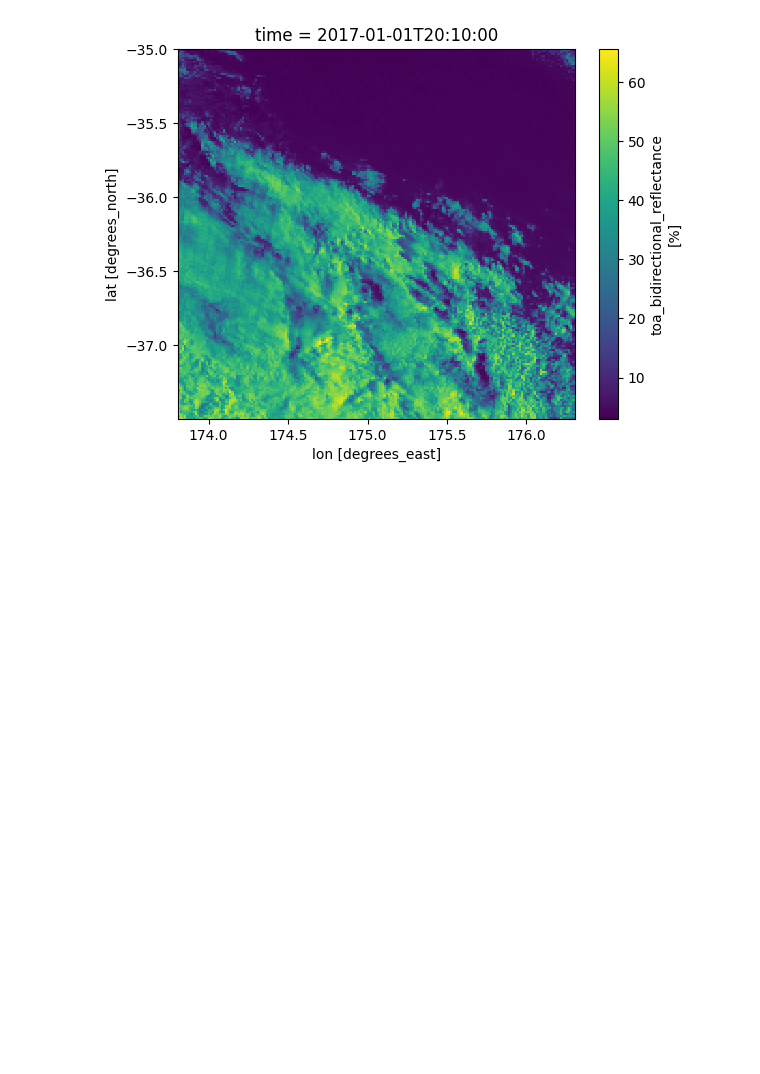
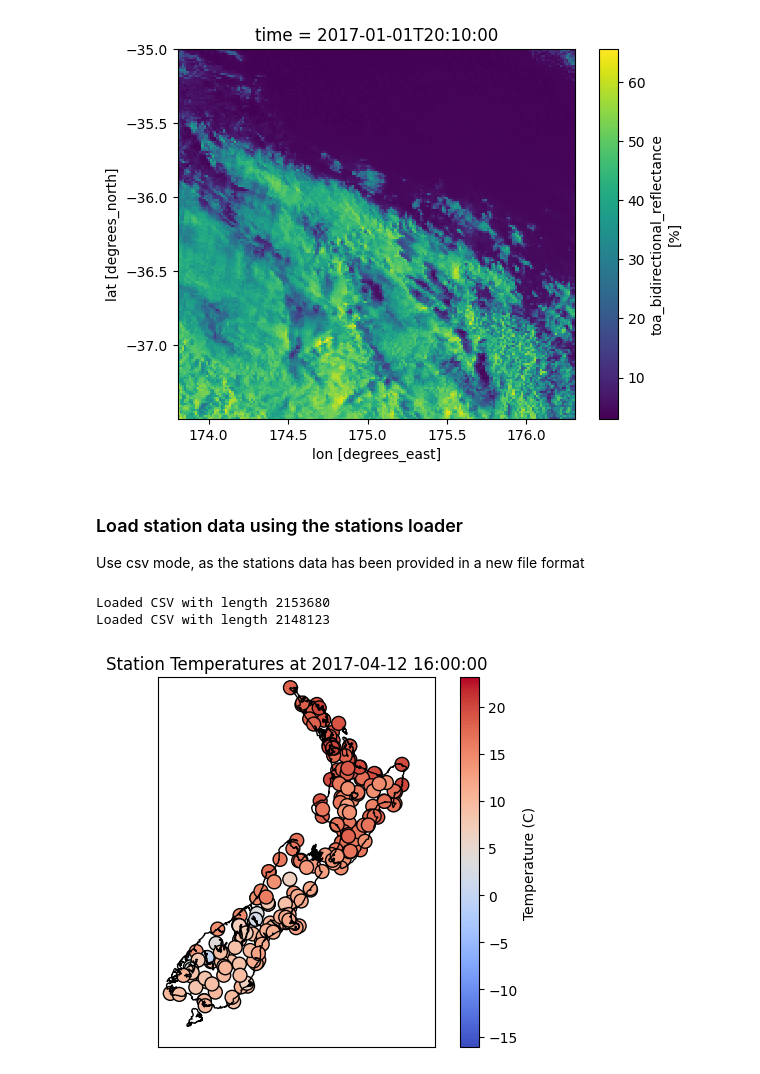
Before and after one commit to LennoxC/convcnp-assim-nz, a Jupyter notebook: notebooks/eda/nzra-sat.ipynb, the cells around one changed output. Cells and saved outputs as stored; diff of their text form; code cells hidden in the pictures; blank space fills up the shorter version.

Commit message:
added station processing

```diff
--- a/notebooks/eda/nzra-sat.ipynb
+++ b/notebooks/eda/nzra-sat.ipynb
@@ -92,3 +92,6 @@ h8_ds.sel(time=valid_timesteps[3])['B03'].plot()
 # %% [output]
 <matplotlib.collections.QuadMesh at 0x...>
 [figure]
+# %% [markdown]
+### Load station data using the stations loader
+Use csv mode, as the stations data has been provided in a new file format
@@ -94,0 +101,7 @@ h8_ds.sel(time=valid_timesteps[3])['B03'].plot()
+# %%
+stations_loader = ProcessStations(mode='csv')
+# %%
+stations = stations_loader.load_df([TEMPERATURE], csv_file='esnz-observations_temp_20170101-20171231.csv', year_start=2017, year_end=2017)
+# %% [output]
+Loaded CSV with length 2153680
+Loaded CSV with length 2148123
@@ -94,0 +110,15 @@ h8_ds.sel(time=valid_timesteps[3])['B03'].plot()
+# %%
+time_step = "2017-04-12 16:00:00"
+m = Basemap(projection='merc', llcrnrlat=-48, urcrnrlat=-34, llcrnrlon=166, urcrnrlon=180, resolution='i')
+m.drawcoastlines()
+m.drawcountries()
+x, y = m(stations.reset_index().loc[stations.reset_index()['time'] == time_step]['lon'].values,
+           stations.reset_index().loc[stations.reset_index()['time'] == time_step]['lat'].values)
+sc = m.scatter(x, y,
+               c=stations.reset_index().loc[stations.reset_index()['time'] == time_step]['temperature'].values,
+               cmap='coolwarm', marker='o', edgecolor='k', s=100)
+plt.colorbar(sc, label='Temperature (C)')
+plt.title(f'Station Temperatures at {time_step}')
+plt.show()
+# %% [output]
+[figure, added]
```
Also changed, not shown: parts of 2 cells of this notebook, 2 other files.
